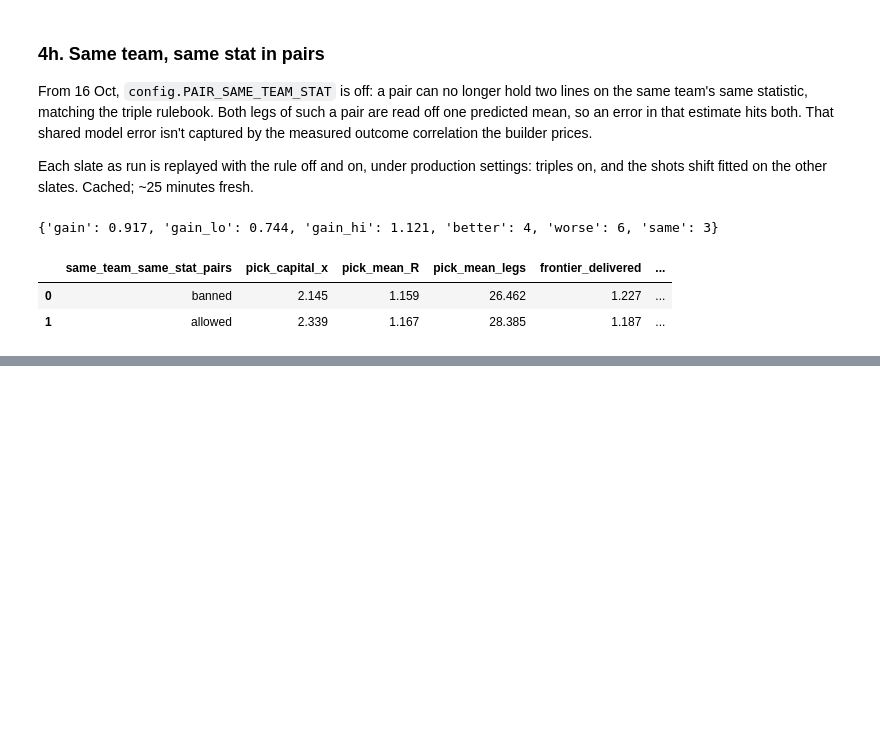
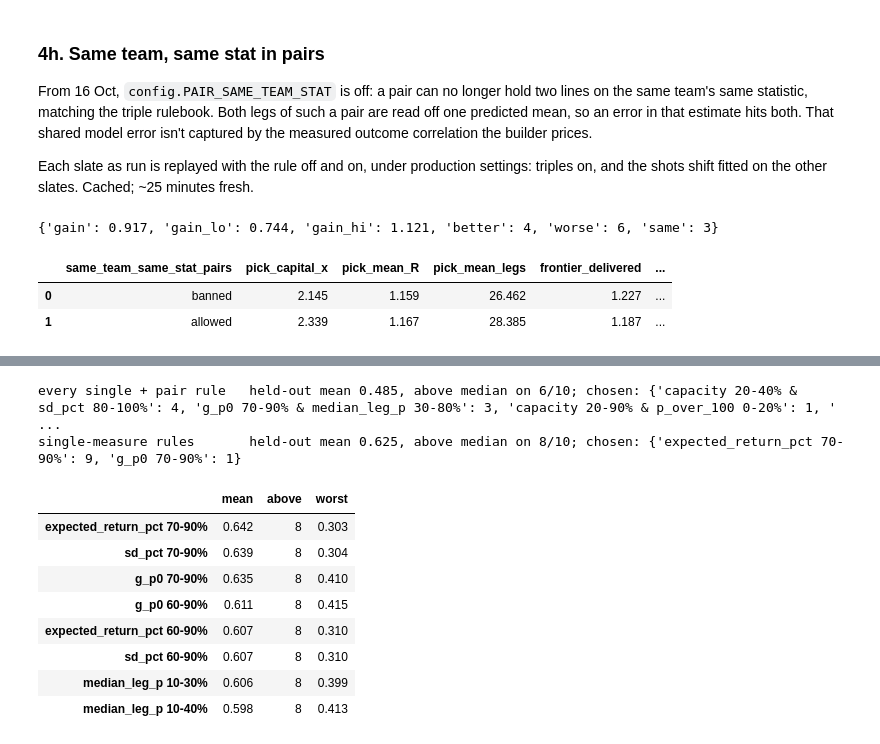
Before and after one commit to PKnott/proposition-portfolio, a Jupyter notebook: Notebooks/07_Analysis.ipynb, the cells around one changed output, grey strips where cells are left out. Cells and saved outputs as stored; diff of their text form; code cells hidden in the pictures; blank space fills up the shorter version.

```diff
--- a/Notebooks/07_Analysis.ipynb
+++ b/Notebooks/07_Analysis.ipynb
@@ -491,0 +393,27 @@ Based on 7,872 graded propositions from 237 matches and 14 slates (R006–R022,
+# %%
+fr = st.score_frontiers()
+scores = st.rule_search(fr)
+complete = scores[scores.notna().all(axis=1)]
+singles = complete[complete.index.get_level_values("m2") == ""]
+for name, sub in (("every single + pair rule", complete), ("single-measure rules", singles)):
+    H = st.rule_holdout(sub)
+    print(f"{name:26s} held-out mean {H.held_out_score.mean():.3f}, above median on {int((H.held_out_score > .5).sum())}/{len(H)}; "
+          f"chosen: {H.rule.map(st.describe_rule).value_counts().to_dict()}")
+# %% [output]
+every single + pair rule   held-out mean 0.485, above median on 6/10; chosen: {'capacity 20-40% & sd_pct 80-100%': 4, 'g_p0 70-90% & median_leg_p 30-80%': 3, 'capacity 20-90% & p_over_100 0-20%': 1, ' ...
+single-measure rules       held-out mean 0.625, above median on 8/10; chosen: {'expected_return_pct 70-90%': 9, 'g_p0 70-90%': 1}
+# %%
+best = singles.assign(mean=singles.mean(axis=1), above=(singles > .5).sum(axis=1), worst=singles.min(axis=1))
+best = best.sort_values("mean", ascending=False).head(8)[["mean", "above", "worst"]]
+best.index = [st.describe_rule(r) for r in best.index]
+best.round(3)
+# %% [output]
+|  | mean | above | worst |
+| expected_return_pct 70-90% | 0.642 | 8 | 0.303 |
+| sd_pct 70-90% | 0.639 | 8 | 0.304 |
+| g_p0 70-90% | 0.635 | 8 | 0.410 |
+| g_p0 60-90% | 0.611 | 8 | 0.415 |
+| expected_return_pct 60-90% | 0.607 | 8 | 0.310 |
+| sd_pct 60-90% | 0.607 | 8 | 0.310 |
+| median_leg_p 10-30% | 0.606 | 8 | 0.399 |
+| median_leg_p 10-40% | 0.598 | 8 | 0.413 |
```
Also changed, not shown: parts of 22 cells of this notebook, 4 other files.
